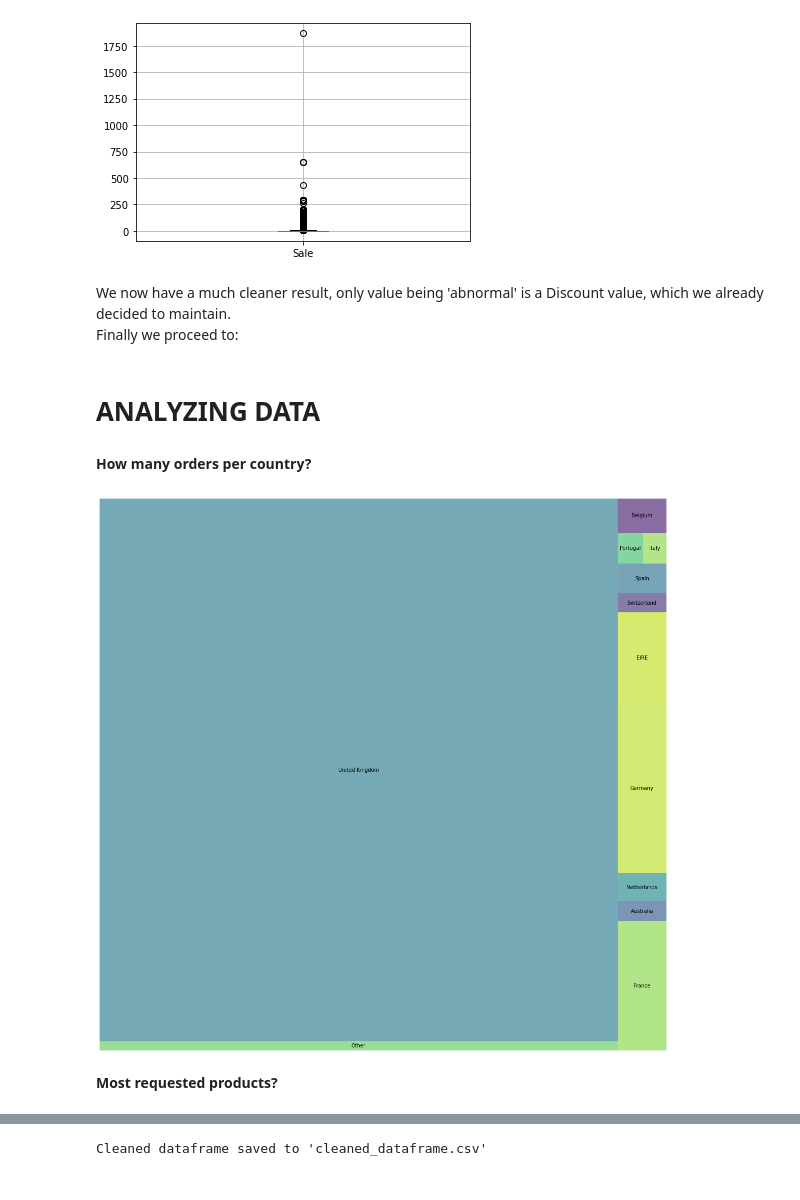
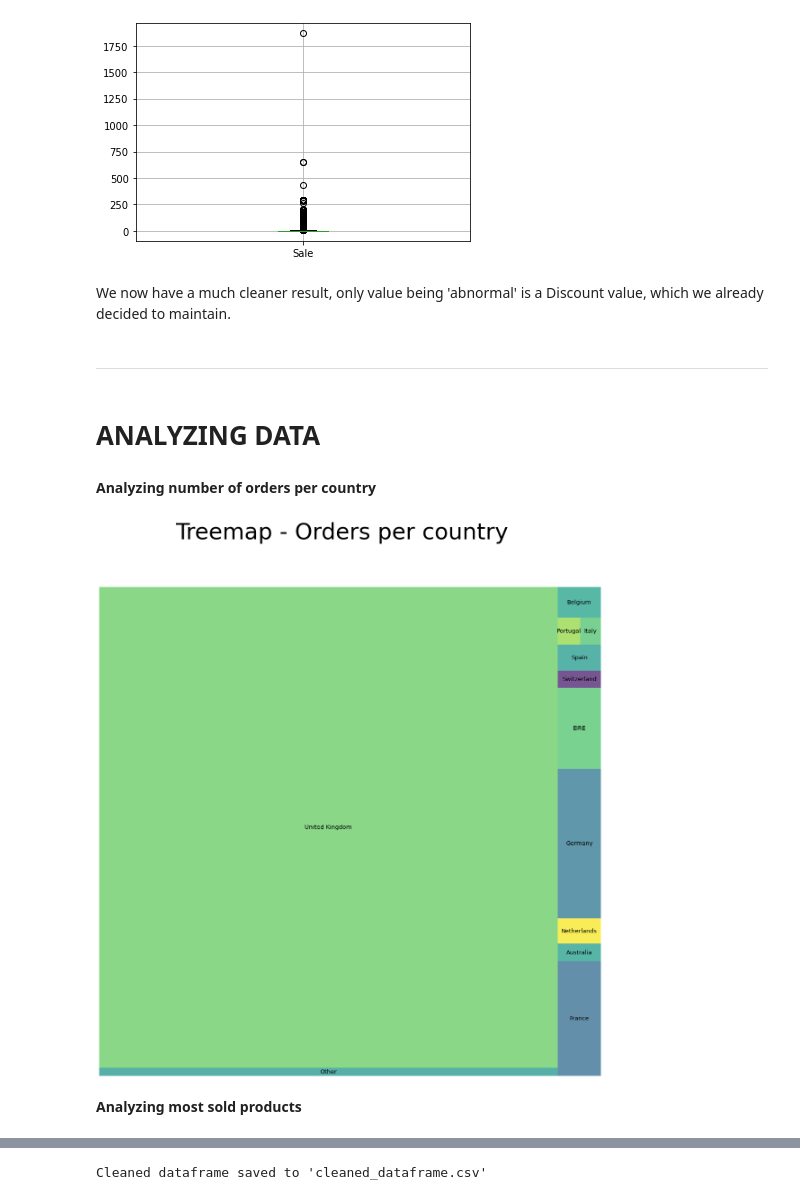
Before and after one commit to AlexPasqua/DM-project, a Jupyter notebook: DataUnderstanding_DataPreparation.ipynb, the cells around one changed output, grey strips where cells are left out. Drawn from its saved outputs; the diff is of its cells as text; code cells hidden in the pictures.

```diff
--- a/DataUnderstanding_DataPreparation.ipynb
+++ b/DataUnderstanding_DataPreparation.ipynb
@@ -135,17 +222,11 @@ memory usage: 32.0+ MB
 # %%
 # Check rows with negative quantity
 bid_normal = 0  # counter of rows with normal BasketID (but negative Qta)
-proddescr_null = 0  # counter of rows with a empty or null or '?' ProdDescr
-cid_null = 0    # counter of rows with a null/nan/empty CustomerID
 neg_df = df[df['Qta'] < 0]
 
 for index, row in tqdm(neg_df.iterrows(), total=len(neg_df), desc="Iterating over negative Qta rows"):
     bid_normal += 1 if (not 'C' in row['BasketID'] and not 'A' in row['BasketID']) else 0
-    proddescr_null += 1 if row['ProdDescr'] in ('','?') else 0
-    cid_null += 1 if pd.isna(row['CustomerID']) else 0
 
 print("Number of rows with negative Qta: ", len(df[df['Qta'] < 0]))
-print("Number of rows with negative Qta and a normal BaskedID: ", bid_normal)
-print("Number of rows with negative Qta and an empty/null/'?' ProdDescr: ", proddescr_null)
-print("Number of rows with negative Qta and a null/nan/empty CustomerID: ", cid_null)
+print("Number of rows with negative Qta and a fully numerical BaskedID: ", bid_normal)
 # %% [output]
@@ -227,16 +234,0 @@ Let's perform again the analysis on Qta we did before analysing CustomerID:
-# %%
-# Check rows with negative quantity
-bid_normal = 0  # counter of rows with normal BasketID (but negative Qta)
-proddescr_null = 0  # counter of rows with a empty or null or '?' ProdDescr
-cid_null = 0    # counter of rows with a null/nan/empty CustomerID
-neg_df = df[df['Qta'] < 0]
-
-for index, row in tqdm(neg_df.iterrows(), total=len(neg_df), desc="Iterating over negative Qta rows"):
-    bid_normal += 1 if (not 'C' in row['BasketID'] and not 'A' in row['BasketID']) else 0
-    proddescr_null += 1 if row['ProdDescr'] in ('','?') else 0
-    cid_null += 1 if pd.isna(row['CustomerID']) else 0
-
-print("Number of rows with negative Qta: ", len(df[df['Qta'] < 0]))
-print("Number of rows with negative Qta and a normal BaskedID: ", bid_normal)
-print("Number of rows with negative Qta and an empty/null/'?' ProdDescr: ", proddescr_null)
-print("Number of rows with negative Qta and a null/nan/empty CustomerID: ", cid_null)
@@ -251,20 +238,13 @@ anomalous values of _BasketID_ and _ProdDescr_
 # %%
 all_paired = True
-count_pairs = count_legal_pairs = count_not_paired = 0
+count_pairs = count_not_paired = 0
 for index, row in tqdm(df[df['Qta'] < 0].iterrows(), total=len(df[df['Qta'] < 0]), desc='Iterating over negative Qta rows'):
-    found = False
     df_aux = df[df['CustomerID'] == row['CustomerID']]
     df_aux = df_aux[df_aux['ProdID'] == row['ProdID']]
     df_aux = df_aux[df_aux['Qta'] > 0]
     if len(df_aux) > 0:
-        found = True
         count_pairs += 1
-        for i, r in df_aux.iterrows():
-            if r['Qta'] >= abs(row['Qta']):
-                count_legal_pairs += 1
-                break
-
-    if not found:
+    else:
         all_paired = False
         count_not_paired += 1
 
@@ -274,7 +254,6 @@ print("All negative entries have a corresponding positive one: ", all_paired)
 print("The negative entries which are not matched are: ", count_not_paired)
 print("The negative entries which are matched are: ", count_pairs)
 assert(len(df[df['Qta'] < 0]) == count_not_paired + count_pairs)
-print("The legal negative entries are: ", count_legal_pairs)
 # %% [output]
 All negative entries have a corresponding positive one:  False
 The negative entries which are not matched are:  947
@@ -576,11 +526,12 @@ df[df['Sale'] > 1000]
 [figure]
 # %% [markdown]
 We now have a much cleaner result, only value being 'abnormal' is a Discount value, which we already decided to maintain.<br>
-Finally we proceed to:
+# %% [markdown]
+***
 # %% [markdown]
 # ANALYZING DATA
 # %% [markdown]
-**How many orders per country?**
+**Analyzing number of orders per country**
 # %%
 # orders distribution among countries
 basket_country_no_dup = df[['BasketID','CustomerCountry']].drop_duplicates()
@@ -600,10 +551,11 @@ for key in orders_per_country_temp.keys():
         orders_per_country[key] = orders_per_country_temp[key]
 # %%
 fig, ax = plt.subplots(1, figsize = (20,20))
-squarify.plot(sizes=orders_per_country.values(), label=orders_per_country.keys(), alpha=0.65)
+fig.suptitle("Treemap - Orders per country", fontsize=50)
+squarify.plot(sizes=orders_per_country.values(), label=orders_per_country.keys(), text_kwargs={'fontsize':13},alpha=0.75)
 plt.axis('off')
 plt.show()
 # %% [output]
-[figure, old version]
+[figure, new version]
-# %% [markdown]
-**Most requested products?**
+# %% [markdown]
+**Analyzing most sold products**
```
Also changed, not shown: parts of 63 cells of this notebook, 2 other files.
